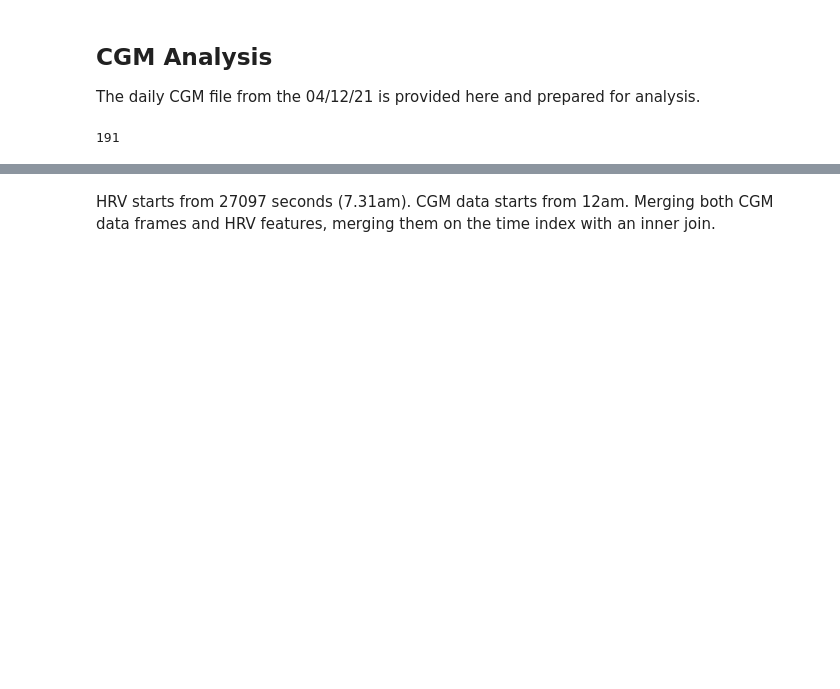
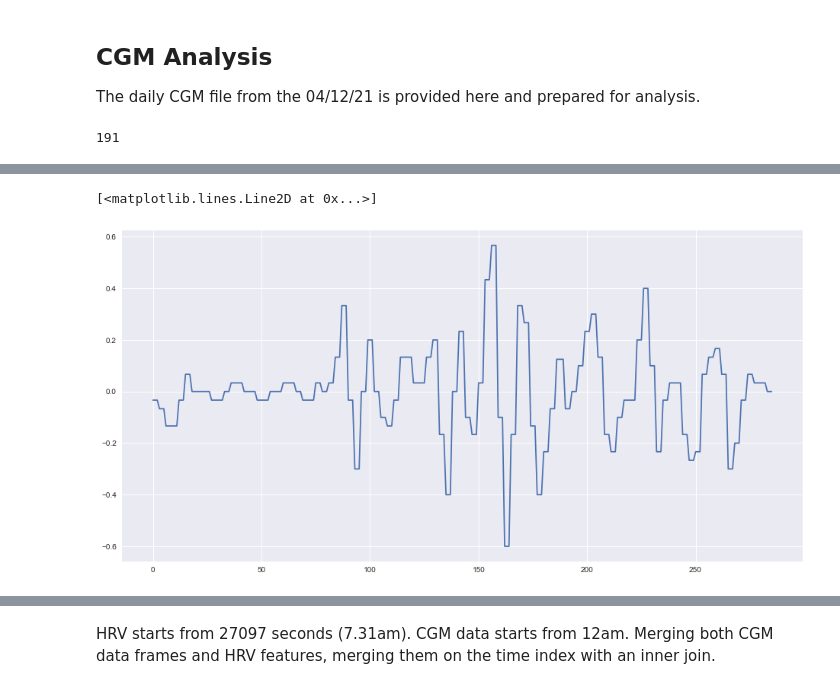
Before and after one commit to itsdarrenlee/BtechFYP, a Jupyter notebook: data/04-01-21/04-12-21-Analysis.ipynb, the cells around one changed output, grey strips where cells are left out. Cells and saved outputs as stored; diff of their text form; code cells hidden in the pictures; blank space fills up the shorter version.

```diff
--- a/data/04-01-21/04-12-21-Analysis.ipynb
+++ b/data/04-01-21/04-12-21-Analysis.ipynb
@@ -181,0 +190,11 @@ fig.show()
+# %%
+# take difference
+diff = list()
+for i in range(1, len(df)):
+    value = df['glucose'][i] - df['glucose'][i - 1]
+    diff.append(value)
+
+plt.plot(diff)
+# %% [output]
+[<matplotlib.lines.Line2D at 0x...>]
+[figure, added]
```
Also changed, not shown: parts of 7 cells of this notebook.
